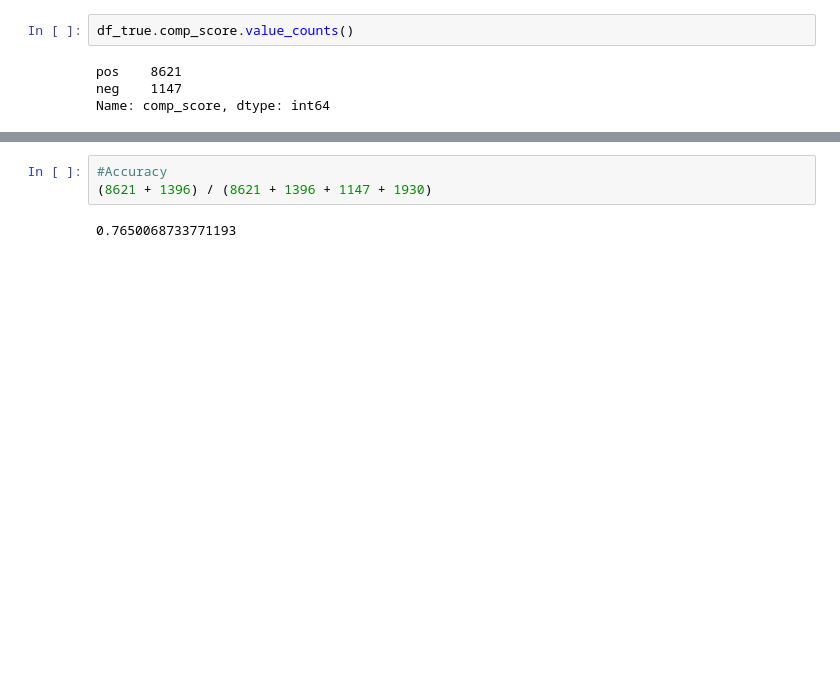
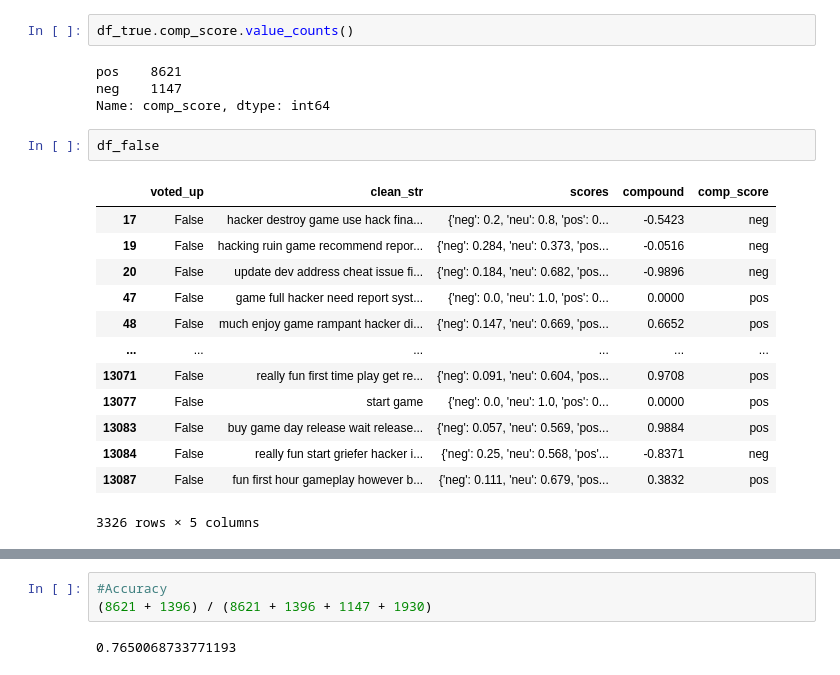
Before and after one commit to lauralesmana/Analyzing-Fall-Guys-Review, a Jupyter notebook: model.ipynb, the cells around one changed output, grey strips where cells are left out. Drawn from its saved outputs; the diff is of its cells as text; blank space fills up the shorter version.

```diff
--- a/model.ipynb
+++ b/model.ipynb
@@ -135,3 +135,19 @@ df_true.comp_score.value_counts()
 pos    8621
 neg    1147
 Name: comp_score, dtype: int64
+# %%
+df_false
+# %% [output]
+|  | voted_up | clean_str | scores | compound | comp_score |
+| 17 | False | hacker destroy game use hack fina... | {'neg': 0.2, 'neu': 0.8, 'pos': 0... | -0.5423 | neg |
+| 19 | False | hacking ruin game recommend repor... | {'neg': 0.284, 'neu': 0.373, 'pos... | -0.0516 | neg |
+| 20 | False | update dev address cheat issue fi... | {'neg': 0.184, 'neu': 0.682, 'pos... | -0.9896 | neg |
+| 47 | False | game full hacker need report syst... | {'neg': 0.0, 'neu': 1.0, 'pos': 0... | 0.0000 | pos |
+| 48 | False | much enjoy game rampant hacker di... | {'neg': 0.147, 'neu': 0.669, 'pos... | 0.6652 | pos |
+| ... | ... | ... | ... | ... | ... |
+| 13071 | False | really fun first time play get re... | {'neg': 0.091, 'neu': 0.604, 'pos... | 0.9708 | pos |
+| 13077 | False | start game | {'neg': 0.0, 'neu': 1.0, 'pos': 0... | 0.0000 | pos |
+| 13083 | False | buy game day release wait release... | {'neg': 0.057, 'neu': 0.569, 'pos... | 0.9884 | pos |
+| 13084 | False | really fun start griefer hacker i... | {'neg': 0.25, 'neu': 0.568, 'pos'... | -0.8371 | neg |
+| 13087 | False | fun first hour gameplay however b... | {'neg': 0.111, 'neu': 0.679, 'pos... | 0.3832 | pos |
+3326 rows × 5 columns
```
Also changed, not shown: parts of 1 cell of this notebook, 1 other file.
